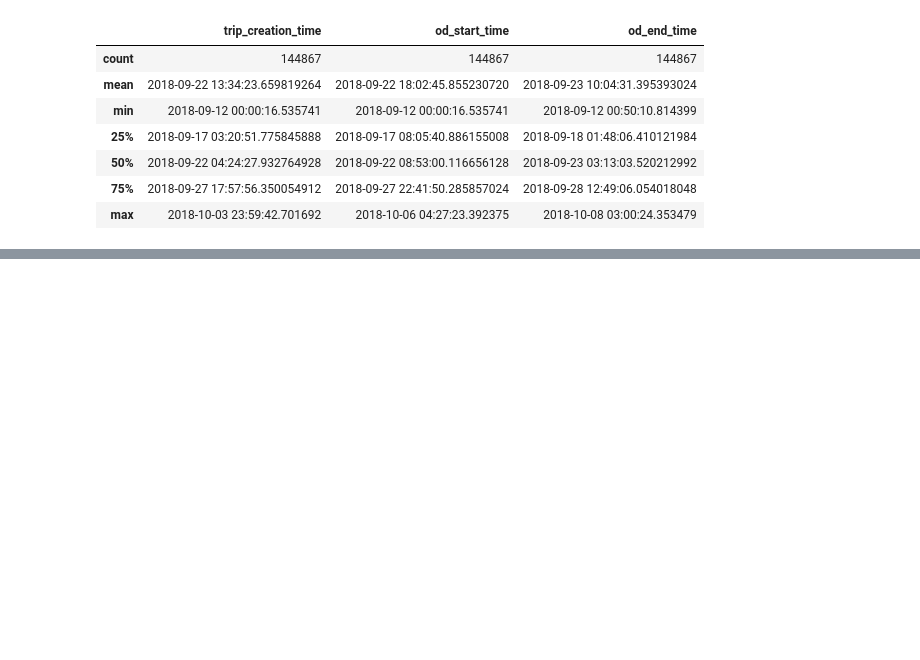
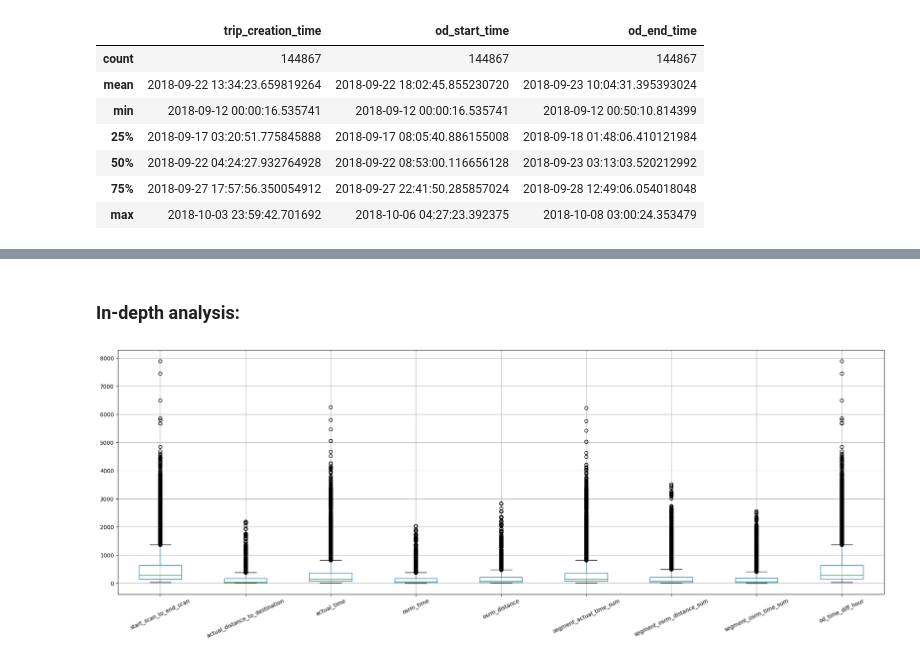
Before and after one commit to varuntyagi-i/delhivery, a Jupyter notebook: notebook1.ipynb, the cells around one changed output, grey strips where cells are left out. Saved outputs shown, nothing was run; the diff lists cells and outputs as text; code cells hidden in the pictures; blank space fills up the shorter version.

```diff
--- a/notebook1.ipynb
+++ b/notebook1.ipynb
@@ -114,0 +288,3 @@ df.describe(include="datetime")
+# %%
+trip['destination_name'] = trip['destination_name'].str.lower() #lowering all columns
+trip['source_name'] = trip['source_name'].str.lower()
@@ -114,0 +373,5 @@ df.describe(include="datetime")
+# %%
+trip['destination_state'] = trip['destination_name'].apply(lambda x: place2state(x) if x.split("_")[0] != "missing" else x)
+trip['destination_city']  = trip['destination_name'].apply(lambda x: place2city(x) if x.split("_")[0] != "missing" else x)
+trip['destination_place'] = trip['destination_name'].apply(lambda x: place2city_place(x) if x.split("_")[0] != "missing" else x)
+trip['destination_code']  = trip['destination_name'].apply(lambda x: place2code(x) if x.split("_")[0] != "missing" else x)
@@ -114,0 +394,9 @@ df.describe(include="datetime")
+# %%
+trip['trip_creation_time'] =  pd.to_datetime(trip['trip_creation_time'])
+
+trip['trip_year'] = trip['trip_creation_time'].dt.year
+trip['trip_month'] = trip['trip_creation_time'].dt.month
+trip['trip_hour'] = trip['trip_creation_time'].dt.hour
+trip['trip_day'] = trip['trip_creation_time'].dt.day
+trip['trip_week'] = trip['trip_creation_time'].dt.isocalendar().week
+trip['trip_dayofweek'] = trip['trip_creation_time'].dt.dayofweek
@@ -114,0 +428,13 @@ df.describe(include="datetime")
+# %% [markdown]
+### In-depth analysis:
+# %%
+## Numerical Columns
+
+num_cols = ['start_scan_to_end_scan', 'actual_distance_to_destination', 'actual_time', 'osrm_time',
+            'osrm_distance', 'segment_actual_time_sum', 'segment_osrm_distance_sum',
+            'segment_osrm_time_sum', 'od_time_diff_hour']
+# %%
+trip[num_cols].boxplot(rot=25, figsize=(25,8))
+plt.show()
+# %% [output]
+[figure, added]
```
Also changed, not shown: parts of 45 cells of this notebook, 1 other file.
